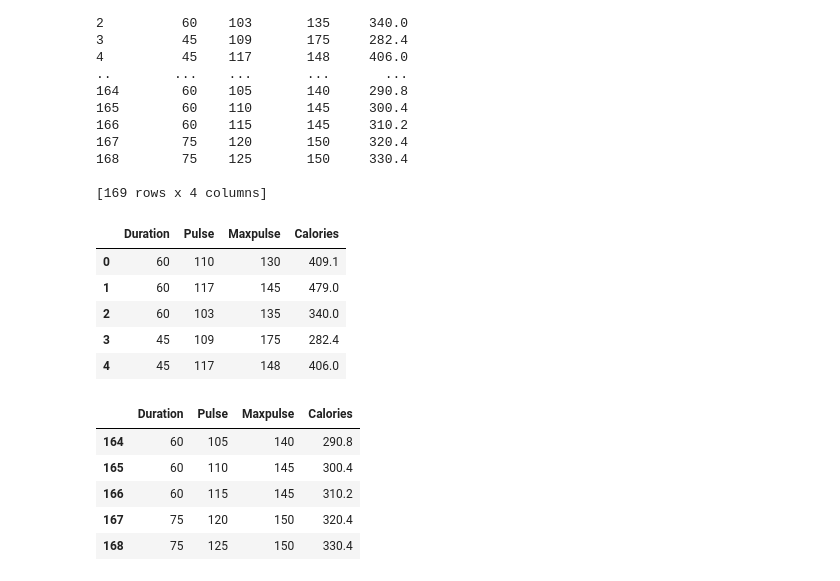
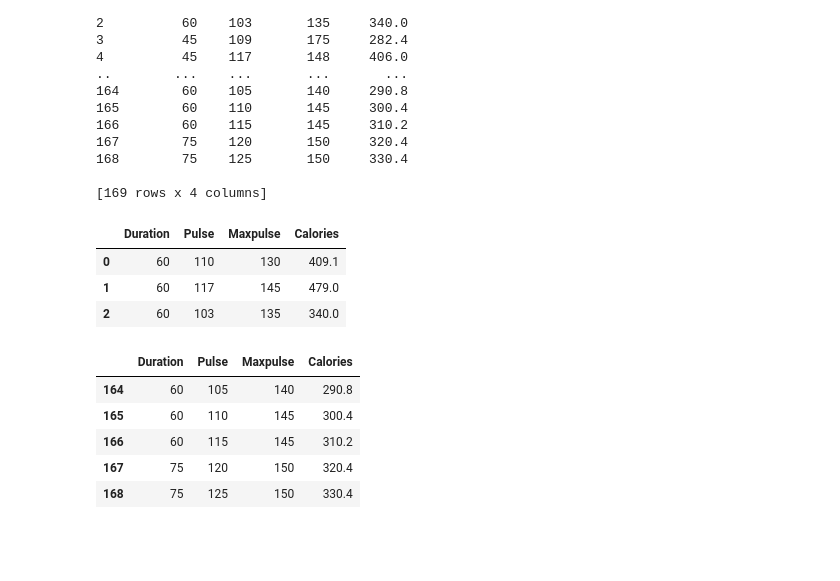
Before and after one commit to Lakshmiprogrammerstrend/Python-class-batch, a Jupyter notebook: Pandas.ipynb, the cells around one changed output. Drawn from its saved outputs; the diff is of its cells as text; code cells hidden in the pictures; blank space fills up the shorter version.

```diff
--- a/Pandas.ipynb
+++ b/Pandas.ipynb
@@ -136,14 +140,12 @@ print(df)
 
 [169 rows x 4 columns]
 # %%
-df.head()
+df.head(3)
 # %% [output]
 |  | Duration | Pulse | Maxpulse | Calories |
 | 0 | 60 | 110 | 130 | 409.1 |
 | 1 | 60 | 117 | 145 | 479.0 |
 | 2 | 60 | 103 | 135 | 340.0 |
-| 3 | 45 | 109 | 175 | 282.4 |
-| 4 | 45 | 117 | 148 | 406.0 |
 # %%
 df.tail()
 # %% [output]
```
Also changed, not shown: parts of 29 cells of this notebook, 1 other file.
